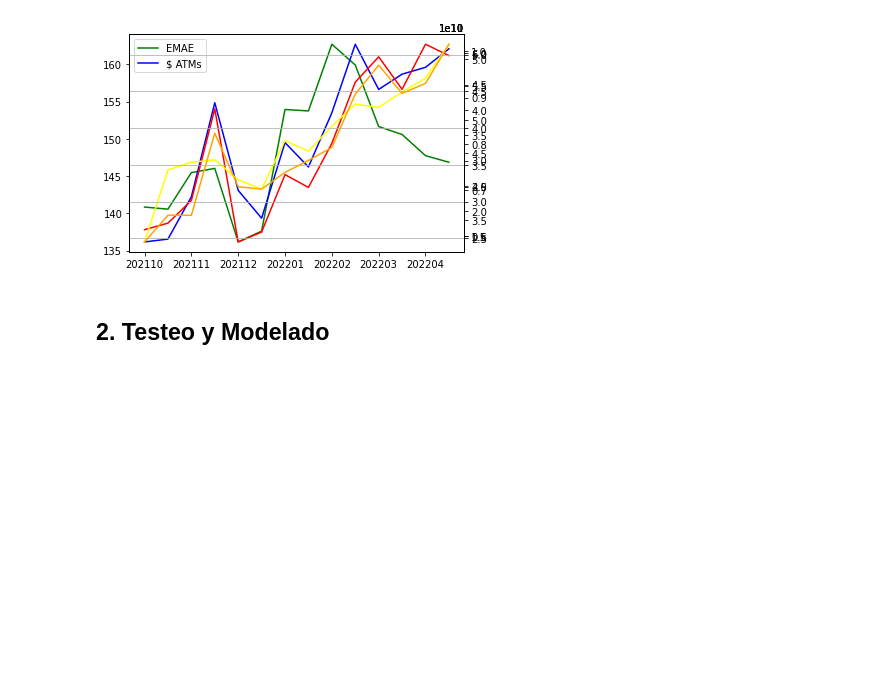
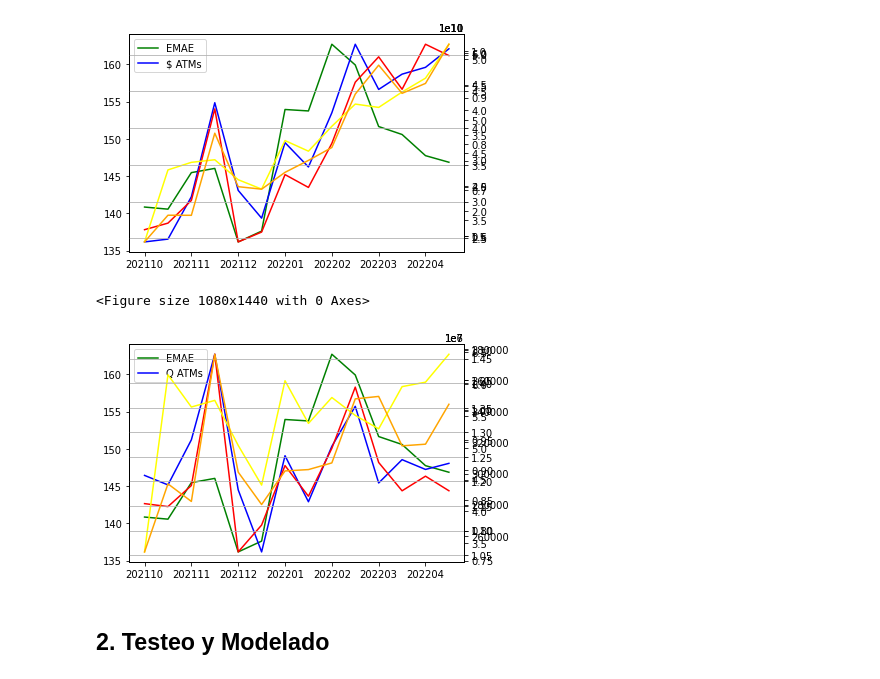
Before and after one commit to nickymind/DOE-Econometria, a Jupyter notebook: Nowcasting_PIB.ipynb, the cells around one changed output. Cells and saved outputs as stored; diff of their text form; code cells hidden in the pictures; blank space fills up the shorter version.

```diff
--- a/Nowcasting_PIB.ipynb
+++ b/Nowcasting_PIB.ipynb
@@ -143,6 +193,26 @@ plt.show()
 # %% [output]
 <Figure size 1080x1440 with 0 Axes>
 [figure]
+# %%
+plt.figure(figsize=(15, 20))
+fig, ax1 = plt.subplots()
+ax2 = ax1.twinx()
+ax3 =ax1.twinx()
+ax4 =ax1.twinx()
+ax5 =ax1.twinx()
+ax1.plot(trx_emae.Indice, label='EMAE', color='green')
+ax2.plot(trx_emae.Q_ATM, label='Q ATMs', color='blue')
+ax3.plot(trx_emae.Q_CAJA, label='Q CAJA', color='red')
+ax4.plot(trx_emae.Q_TC, label='Q TC', color='yellow')
+ax5.plot(trx_emae.Q_TD, label='Q TD', color='orange')
+plt.grid(True)
+lines = ax1.get_lines() + ax2.get_lines()
+ax1.set_xticklabels(trx_emae.Periodo)
+ax1.legend(lines, [line.get_label() for line in lines], loc='upper left')
+plt.show()
+# %% [output]
+<Figure size 1080x1440 with 0 Axes>
+[figure, added]
 # %% [markdown]
 ##  2. Testeo y Modelado
 # %% [markdown]
```
Also changed, not shown: parts of 21 cells of this notebook.
